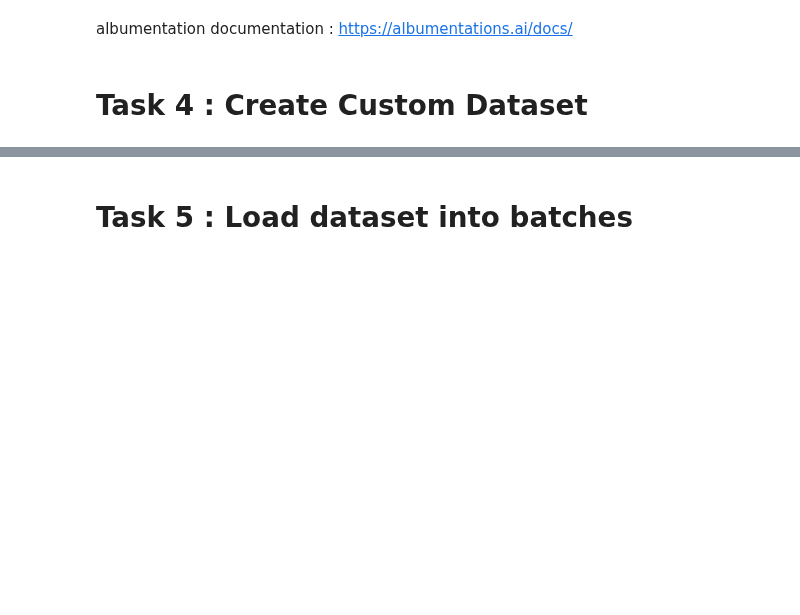
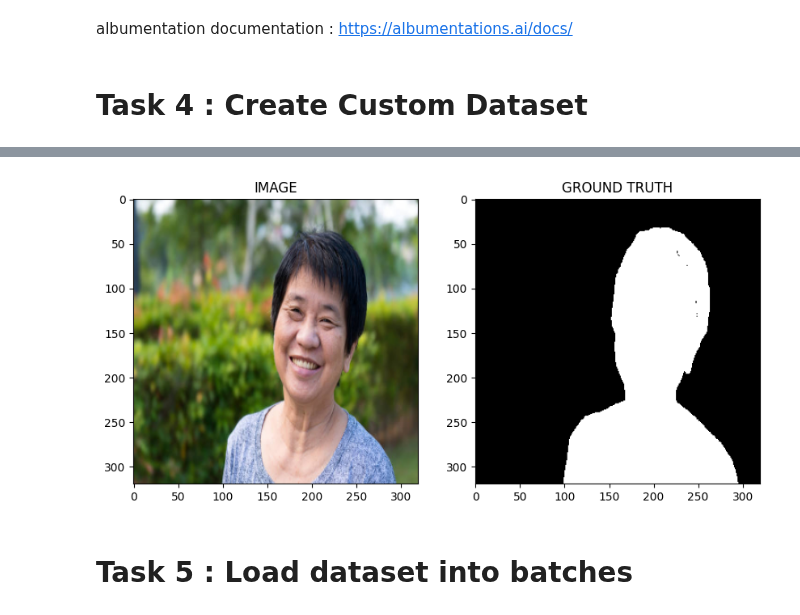
Before and after one commit to s-shahpouri/DL_PET, a Jupyter notebook: Deep_Learning_with_PyTorch_Image_Segmentation.ipynb, the cells around one changed output, grey strips where cells are left out. Saved outputs shown, nothing was run; the diff lists cells and outputs as text; code cells hidden in the pictures; blank space fills up the shorter version.

```diff
--- a/Deep_Learning_with_PyTorch_Image_Segmentation.ipynb
+++ b/Deep_Learning_with_PyTorch_Image_Segmentation.ipynb
@@ -66,7 +66,7 @@ data_dir = '/content/'
 device = 'cuda'
 epoch = 25
 lr = 0.003
-image_size= 320
+IMG_SIZE= 320
 batch_size = 16
 encoder = 'time_efficientnet-b0'
 weights = 'imagenet'
@@ -98,6 +98,8 @@ ax2.imshow(mask,cmap = 'gray')
 # %% [output]
 <matplotlib.image.AxesImage at 0x...>
 [figure]
+# %%
+train_df, valid_df = train_test_split(df, test_size = 0.2, random_state = 42)
 # %% [markdown]
 # Task 3 : Augmentation Functions
 # %% [markdown]
@@ -107,3 +123,40 @@ albumentation documentation : https://albumentations.ai/docs/
+# %%
+class Segmentation(Dataset):
+  def __init__(self, df, augmentations):
+    self.df = df
+    self.augmentations = augmentations
+
+
+  def __len__(self):
+    return len(self.df)
+
+
+  def __getitem__(self, idx):
+    row = self.df.iloc[idx]
+    image_path = row.images
+    mask_path = row.masks
+    image = cv2.imread(image_path)
+    image = cv2.cvtColor(image, cv2.COLOR_BGR2RGB)
+    mask = cv2.imread(mask_path, cv2.IMREAD_GRAYSCALE) # (h, w, ch)
+    mask = np.expand_dims(mask, axis = -1)
+
+    if self.augmentations:
+      data = self.augmentations(image = image, mask = mask)
+      image = data['image']
+      mask = data['mask']
+
+    # (h, w, ch) -> (ch, h, w)
+    image = np.transpose(image, (2,0,1)).astype(np.float32)
+    mask = np.transpose(mask, (2,0,1)).astype(np.float32)
+
+    # turn fromm numpy to tensor
+    image = torch.Tensor(image) / 255.0
+    mask = torch.round(torch.Tensor(mask) / 255.0)
+
+    return image, mask
+# %%
+trainset = Segmentation(train_df, get_train_augs())
+validset = Segmentation(valid_df, get_valid_augs())
 # %%
 print(f"Size of Trainset : {len(trainset)}")
 print(f"Size of Validset : {len(validset)}")
@@ -110,3 +166,9 @@ print(f"Size of Validset : {len(validset)}")
+# %%
+idx = 3
+image, mask = trainset[idx]
+helper.show_image(image, mask)
+# %% [output]
+[figure, added]
 # %% [markdown]
 # Task 5 : Load dataset into batches
 # %% [markdown]
```
Also changed, not shown: parts of 4 cells of this notebook.
